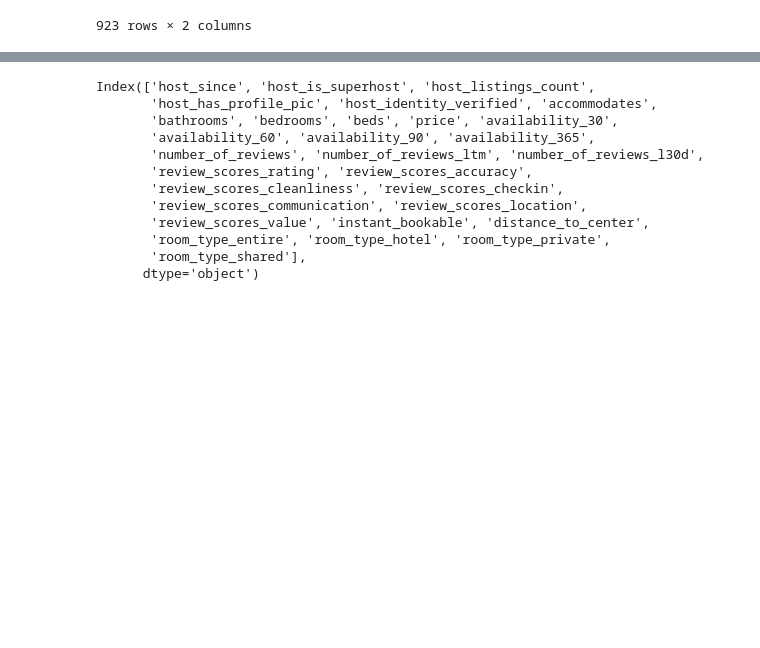
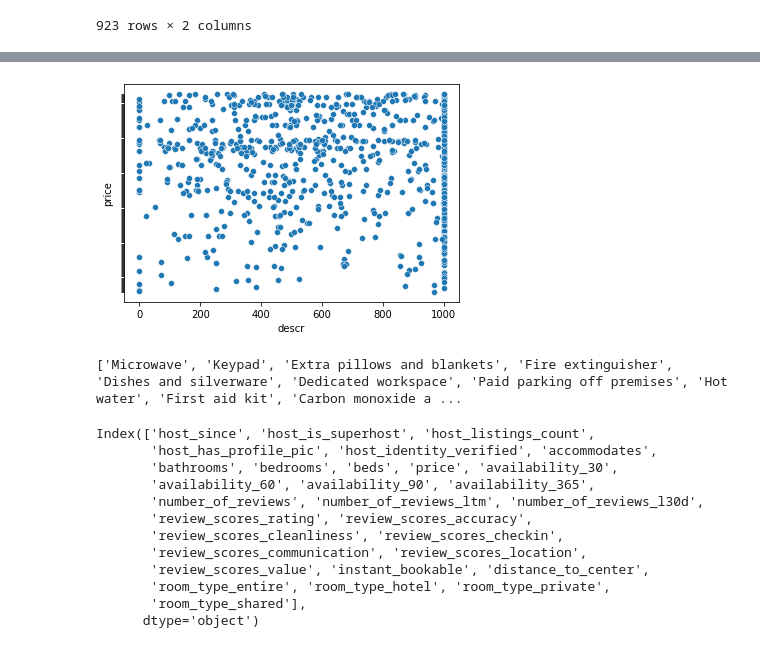
Before and after one commit to tibovdc/ProjectML, a Jupyter notebook: Sprint1.ipynb, the cells around one changed output, grey strips where cells are left out. Saved outputs shown, nothing was run; the diff lists cells and outputs as text; code cells hidden in the pictures; blank space fills up the shorter version.

```diff
--- a/Sprint1.ipynb
+++ b/Sprint1.ipynb
@@ -229,3 +280,32 @@ data_cleaned['instant_bookable'] = data_cleaned['instant_bookable'].astype(int)
+# %%
+from sklearn.preprocessing import StandardScaler
+
+descrLength = data
+descrLength['descr'] = descrLength['description'].str.len()
+descrLength['descr'] = descrLength['descr'].replace(np.nan, 0)
+# descrLength['descr'] = descrLength['descr'].astype(int)
+descrLength
+
+
+g = sns.scatterplot(x=descrLength['descr'], y=descrLength["price"])
+g.set(yticklabels=[])
+plt.show()
+# %% [output]
+[figure, added]
+# %%
+import ast
+
+amenity = []
+for x in data_cleaned['amenities']:
+    x = ast.literal_eval(x)
+    for y in range(0, len(x)):
+        if x[y] not in amenity:
+            amenity.append(x[y])
+
+
+print(amenity)
+# %% [output]
+['Microwave', 'Keypad', 'Extra pillows and blankets', 'Fire extinguisher', 'Dishes and silverware', 'Dedicated workspace', 'Paid parking off premises', 'Hot water', 'First aid kit', 'Carbon monoxide a ...
 # %%
 # features = [
 #     ['host_since'],
```
Also changed, not shown: parts of 8 cells of this notebook.
